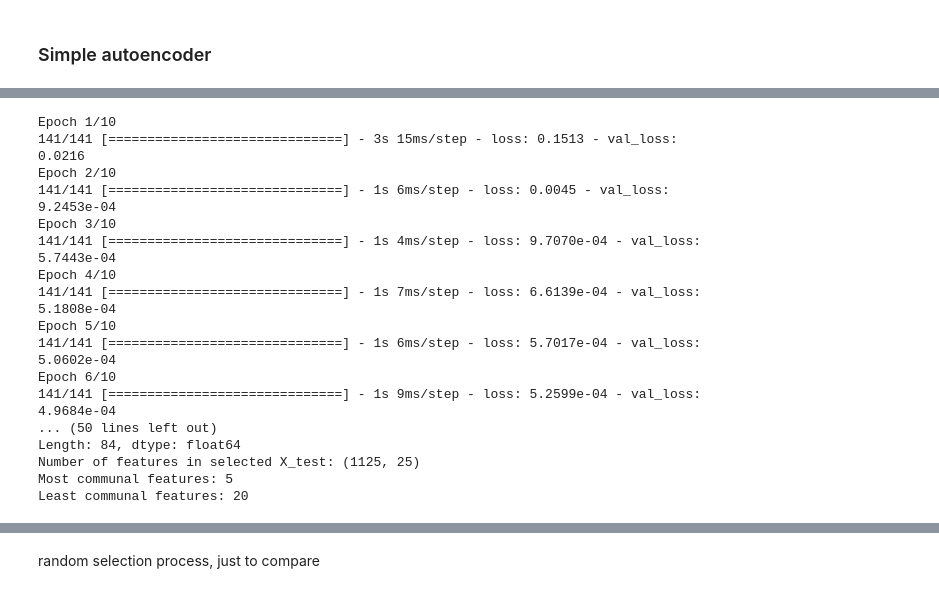
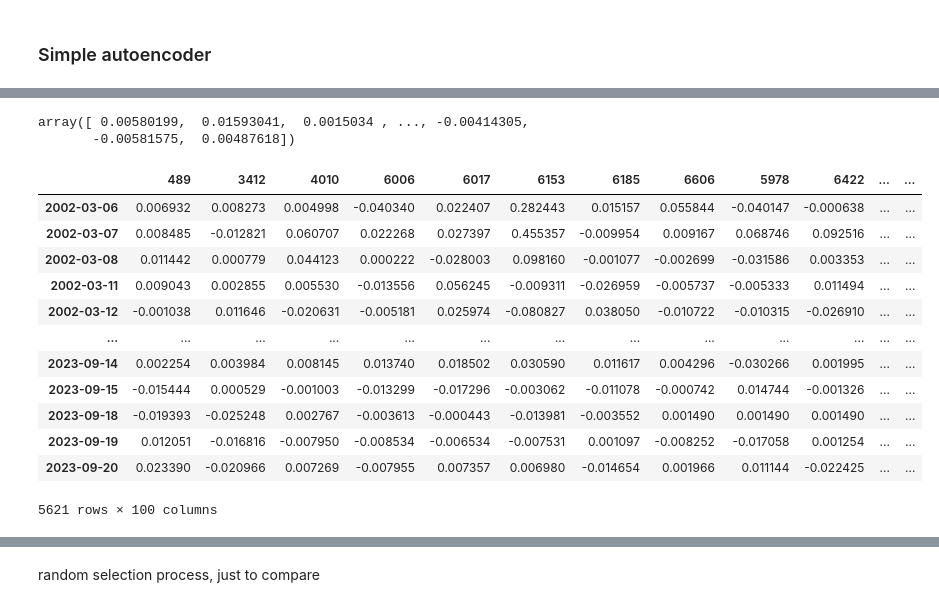
Before and after one commit to alexander-schaller/financial-machine-learning-projects-group2, a Jupyter notebook: Autoencoder.ipynb, the cells around one changed output, grey strips where cells are left out. Drawn from its saved outputs; the diff is of its cells as text; code cells hidden in the pictures.

```diff
--- a/Autoencoder.ipynb
+++ b/Autoencoder.ipynb
@@ -249,21 +253,22 @@ print(Y.shape)
 (5621,)
-# %%
-Res = sparse_autoencoder(X)
-# %% [output]
-Epoch 1/10
-141/141 [==============================] - 3s 15ms/step - loss: 0.1513 - val_loss: 0.0216
-Epoch 2/10
-141/141 [==============================] - 1s 6ms/step - loss: 0.0045 - val_loss: 9.2453e-04
-Epoch 3/10
-141/141 [==============================] - 1s 4ms/step - loss: 9.7070e-04 - val_loss: 5.7443e-04
-Epoch 4/10
-141/141 [==============================] - 1s 7ms/step - loss: 6.6139e-04 - val_loss: 5.1808e-04
-Epoch 5/10
-141/141 [==============================] - 1s 6ms/step - loss: 5.7017e-04 - val_loss: 5.0602e-04
-Epoch 6/10
-141/141 [==============================] - 1s 9ms/step - loss: 5.2599e-04 - val_loss: 4.9684e-04
-... (50 lines left out)
-Length: 84, dtype: float64
-Number of features in selected X_test: (1125, 25)
-Most communal features: 5
-Least communal features: 20
+# %%
+Y
+# %% [output]
+array([ 0.00580199,  0.01593041,  0.0015034 , ..., -0.00414305,
+       -0.00581575,  0.00487618])
+# %%
+X
+# %% [output]
+|  | 489 | 3412 | 4010 | 6006 | 6017 | 6153 | 6185 | 6606 | 5978 | 6422 | ... | ... |
+| 2002-03-06 | 0.006932 | 0.008273 | 0.004998 | -0.040340 | 0.022407 | 0.282443 | 0.015157 | 0.055844 | -0.040147 | -0.000638 | ... | ... |
+| 2002-03-07 | 0.008485 | -0.012821 | 0.060707 | 0.022268 | 0.027397 | 0.455357 | -0.009954 | 0.009167 | 0.068746 | 0.092516 | ... | ... |
+| 2002-03-08 | 0.011442 | 0.000779 | 0.044123 | 0.000222 | -0.028003 | 0.098160 | -0.001077 | -0.002699 | -0.031586 | 0.003353 | ... | ... |
+| 2002-03-11 | 0.009043 | 0.002855 | 0.005530 | -0.013556 | 0.056245 | -0.009311 | -0.026959 | -0.005737 | -0.005333 | 0.011494 | ... | ... |
+| 2002-03-12 | -0.001038 | 0.011646 | -0.020631 | -0.005181 | 0.025974 | -0.080827 | 0.038050 | -0.010722 | -0.010315 | -0.026910 | ... | ... |
+| ... | ... | ... | ... | ... | ... | ... | ... | ... | ... | ... | ... | ... |
+| 2023-09-14 | 0.002254 | 0.003984 | 0.008145 | 0.013740 | 0.018502 | 0.030590 | 0.011617 | 0.004296 | -0.030266 | 0.001995 | ... | ... |
+| 2023-09-15 | -0.015444 | 0.000529 | -0.001003 | -0.013299 | -0.017296 | -0.003062 | -0.011078 | -0.000742 | 0.014744 | -0.001326 | ... | ... |
+| 2023-09-18 | -0.019393 | -0.025248 | 0.002767 | -0.003613 | -0.000443 | -0.013981 | -0.003552 | 0.001490 | 0.001490 | 0.001490 | ... | ... |
+| 2023-09-19 | 0.012051 | -0.016816 | -0.007950 | -0.008534 | -0.006534 | -0.007531 | 0.001097 | -0.008252 | -0.017058 | 0.001254 | ... | ... |
+| 2023-09-20 | 0.023390 | -0.020966 | 0.007269 | -0.007955 | 0.007357 | 0.006980 | -0.014654 | 0.001966 | 0.011144 | -0.022425 | ... | ... |
+5621 rows × 100 columns
```
Also changed, not shown: parts of 9 cells of this notebook.
